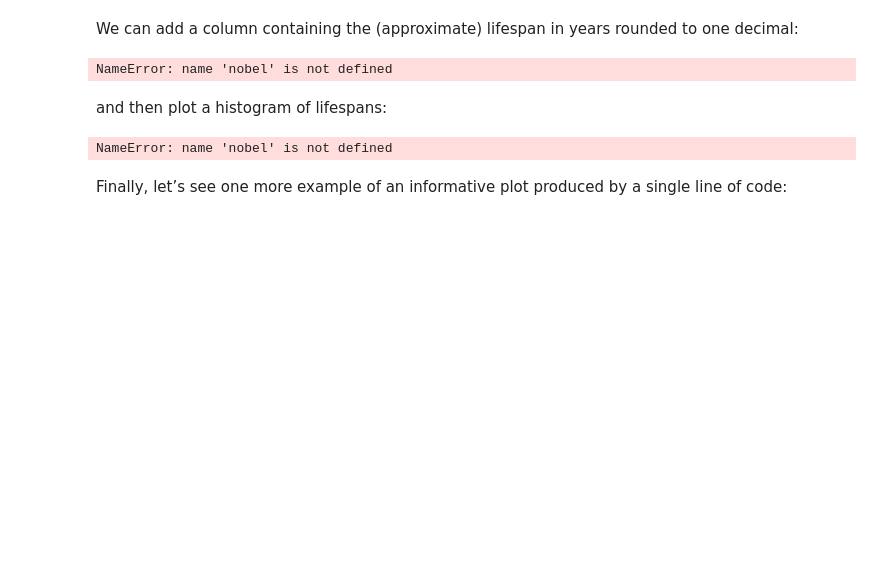
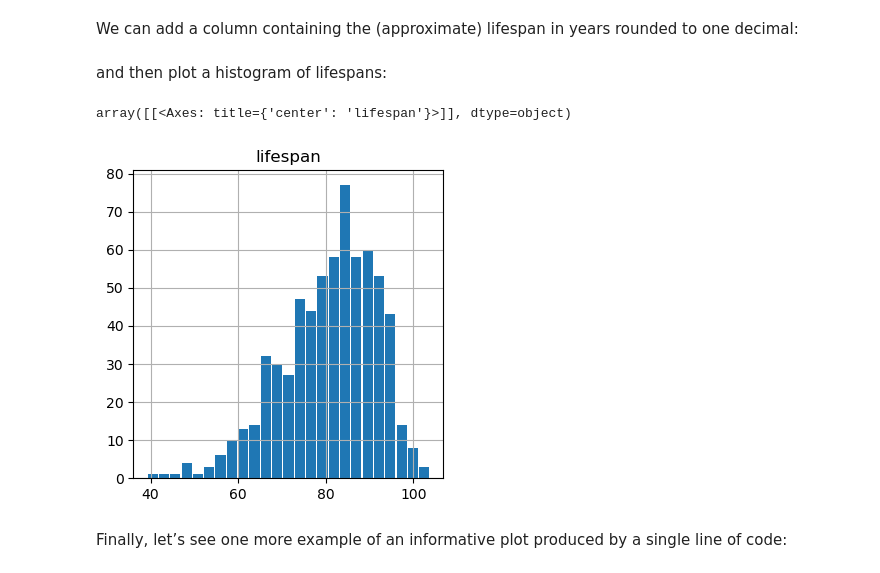
Before and after one commit to huiprobable/MATH473F23, a Jupyter notebook: Lectures/Lec03_pandas.ipynb, the cells around one changed output. Drawn from its saved outputs; the diff is of its cells as text; code cells hidden in the pictures; blank space fills up the shorter version.

```diff
--- a/Lectures/Lec03_pandas.ipynb
+++ b/Lectures/Lec03_pandas.ipynb
@@ -482,6 +513,7 @@ Here we chose to summarize the data by its mean, but many other common statistic
 
 An introduction of pandas wouldn’t be complete without mention of its special abilities to handle time series. To show just a few examples, we will use a new dataset of Nobel prize laureates:
 # %%
-nobel = pd.read_csv("http://api.nobelprize.org/v1/laureate.csv")
+storage_options = {'User-Agent': 'Mozilla/5.0'}
+nobel = pd.read_csv("http://api.nobelprize.org/v1/laureate.csv",storage_options=storage_options)
 nobel.head()
 # %% [output]
@@ -507,14 +620,13 @@ NameError: name 'nobel' is not defined
 We can add a column containing the (approximate) lifespan in years rounded to one decimal:
 # %%
 nobel["lifespan"] = round((nobel["died"] - nobel["born"]).dt.days / 365, 1)
-# %% [output]
-NameError: name 'nobel' is not defined
 # %% [markdown]
 and then plot a histogram of lifespans:
 # %%
-nobel.hist(column='lifespan', bins=25, figsize=(8,10), rwidth=0.9)
+nobel.hist(column='lifespan', bins=25, figsize=(4,4), rwidth=0.9)
 # %% [output]
-NameError: name 'nobel' is not defined
+array([[<Axes: title={'center': 'lifespan'}>]], dtype=object)
+[figure, added]
 # %% [markdown]
 Finally, let’s see one more example of an informative plot produced by a single line of code:
 # %%
```
Also changed, not shown: parts of 21 cells of this notebook.
